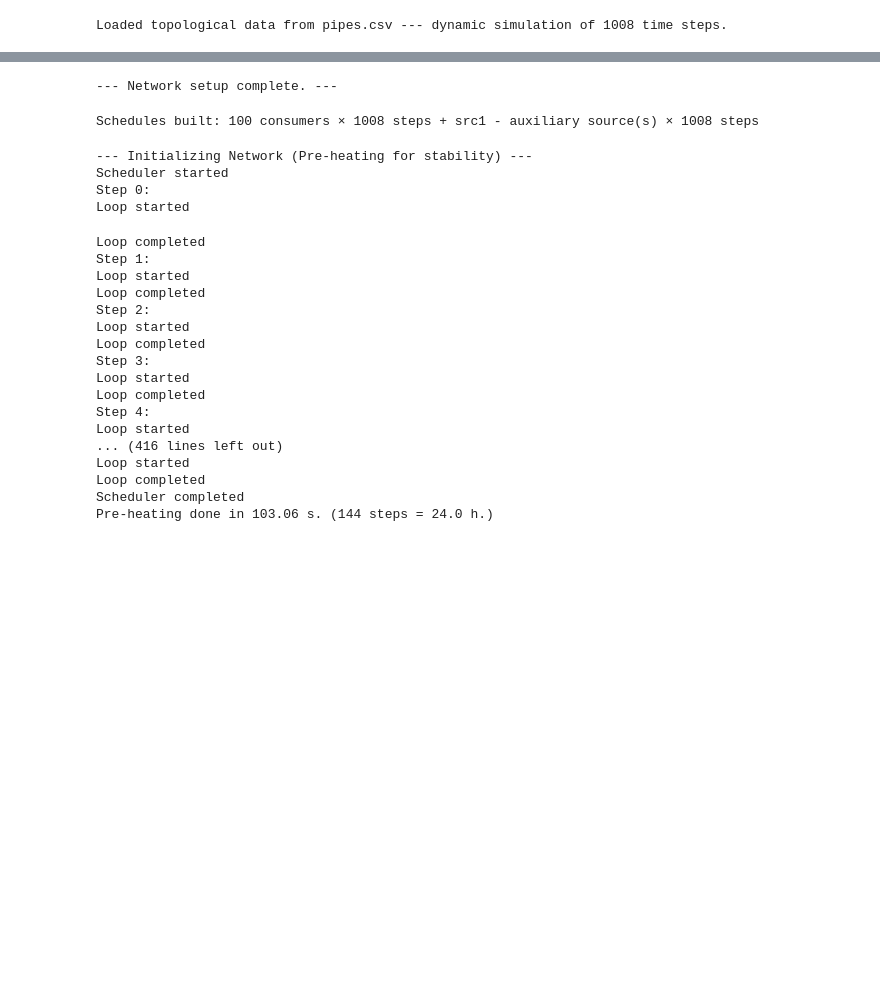
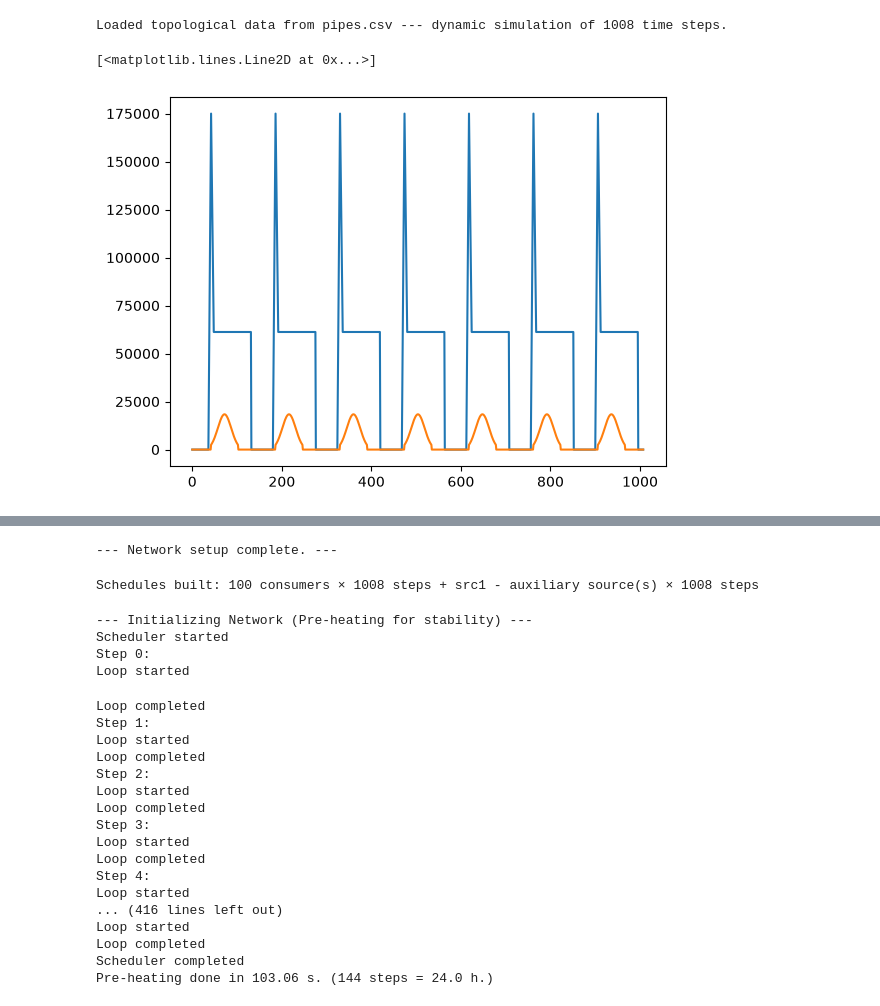
Before and after one commit to SarFerr/dhn-benchmark, a Jupyter notebook: archetypes_generation/archetypes/DHN_TG_5G_M_M_BASE/model_pydhn.ipynb, the cells around one changed output, grey strips where cells are left out. Saved outputs shown, nothing was run; the diff lists cells and outputs as text; code cells hidden in the pictures; blank space fills up the shorter version.

```diff
--- a/archetypes_generation/archetypes/DHN_TG_5G_M_M_BASE/model_pydhn.ipynb
+++ b/archetypes_generation/archetypes/DHN_TG_5G_M_M_BASE/model_pydhn.ipynb
@@ -20,30 +20,39 @@ T_AMBIENT_C    = 10.0         # ambient / ground temperature [°C]
 PIPES_FILE = "pipes.csv"
 NODES_FILE = "nodes.csv"
 DEMAND_PROFILE_FILE = "../../data/demand_profile.csv"
-MASSFLOW_SRC1_PROFILE = "src1_mdot_profile.csv"
+POWER_PROSUMER_PROFILE = "prosumer_production_profile.csv"
 
 # ---------------------------------------------------------------------------
 # Load input data
 # ---------------------------------------------------------------------------
 pipe_data = pd.read_csv(PIPES_FILE)
 node_data = pd.read_csv(NODES_FILE)
+
 demand_profile_data = pd.read_csv(DEMAND_PROFILE_FILE)
 demand_profile_data = demand_profile_data[:NUM_SIM_STEPS]
 
+production_profile_data = pd.read_csv(POWER_PROSUMER_PROFILE)
+production_profile_data = production_profile_data[:NUM_SIM_STEPS]
 
 time_sim   = demand_profile_data["timestep"].values * STEPSIZE  # [s]
 heat_demand = demand_profile_data["Q_W"] * (STEPSIZE / 3600)    # [Wh]
+
+# PROSUMER ENERGY BALANCE
+consumption_prosumer = demand_profile_data["Q_W"]               # [W]
+production_prosumer  = production_profile_data["Q_W"]           # [W]
+
+self_prosumer = np.minimum(consumption_prosumer, consumption_prosumer - production_prosumer)
+net_prosumer  = np.minimum(0.0, production_prosumer - self_prosumer)
+
 MDOT_BYPASS_KGS = 1.77 / 3600                                   # [kg/s], bypass mass flow
-
-source_rows        = node_data[node_data["node_type"] == "source"].reset_index(drop=True)
-src1_name          = source_rows.loc[1, "node_id"]
-src1_profile_file  = source_rows.loc[1, "m_flow_set_kg_s"]
-
-src1_profile_data = pd.read_csv(src1_profile_file)
-src1_profile_data = src1_profile_data[:NUM_SIM_STEPS]
-mdot_src1_ts      = src1_profile_data["mdot_kg_s"].values
 
 print(f"Loaded topological data from {PIPES_FILE} "
       f"--- dynamic simulation of {len(demand_profile_data)} time steps.")
 # %% [output]
 Loaded topological data from pipes.csv --- dynamic simulation of 1008 time steps.
+# %%
+plt.plot(consumption_prosumer)
+plt.plot(production_prosumer)
+# %% [output]
+[<matplotlib.lines.Line2D at 0x...>]
+[figure, added]
```
Also changed, not shown: parts of 1 cell of this notebook, 2 other files.
